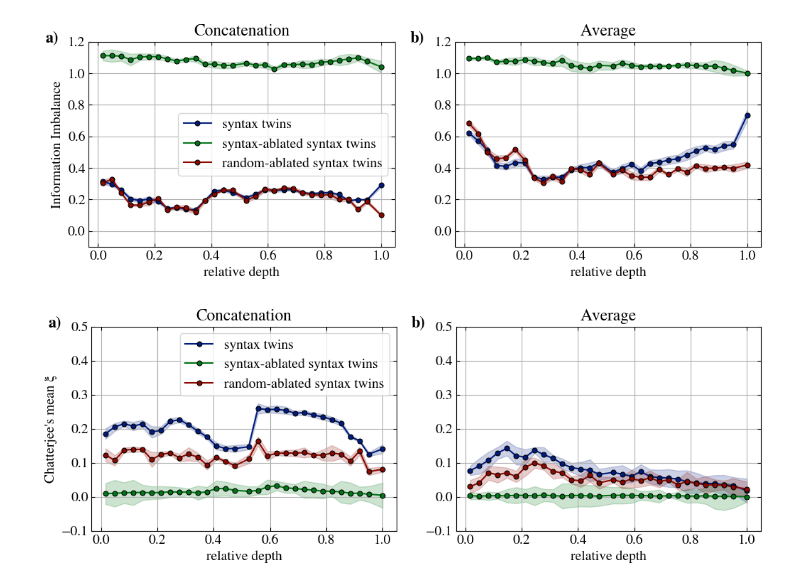
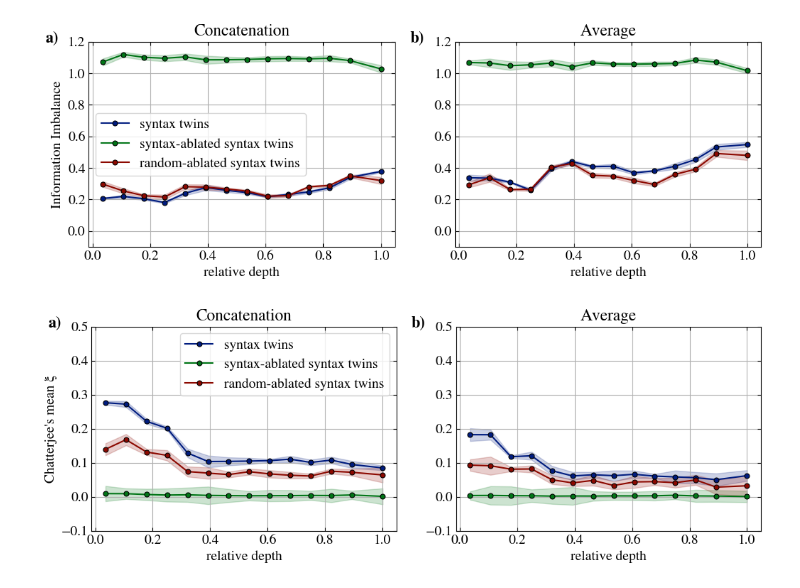
Before and after one commit to acevedo-s/syn-sem, a Jupyter notebook: syntax_similarity.ipynb, the cells around one changed output. Cells and saved outputs as stored; diff of their text form; code cells hidden in the pictures.

```diff
--- a/syntax_similarity.ipynb
+++ b/syntax_similarity.ipynb
@@ -27,9 +27,9 @@ markers = ['p','o','h','^','s','*']
 _linestyles = ['-','--','dotted']
 plot_id = 0
 # %%
-modelA = 'deepseek'
+# modelA = 'deepseek'
 # modelA = 'llama8b'
-# modelA = 'qwen7b'
+modelA = 'qwen7b'
 modelB = modelA
 languages = [
             'english',
@@ -53,20 +53,17 @@ match_vars = ['matching']
 data_var ='syn'
 zero_activations_list = [0]
 center_B_flags = [0,1,-1]
-center_A_flags = [0,1,-1]
+center_A_flags = center_B_flags
 # %%
 precision = 32
 ratio_jackknife = 0.5
 fig,ax = plt.subplots(1,2,figsize=(10.5,4))
 
+min_token_length = 3
+n_tokens = min_token_length
 
 for avg_id,avg_tokens in enumerate(avg_flags):
-  if avg_tokens:
-    min_token_length = -1
-  else:
-    min_token_length = 6
-  n_tokens = min_token_length
-  # avg_id += 1
+
   title = ' '
   label = None
   plot_id = 0
@@ -179,46 +176,43 @@ for avg_id,avg_tokens in enumerate(avg_flags):
   ax[avg_id].set_ylim(-.1,1.2)
 
 
 # Inner legends in both subplots
 for a in ax[:1]:
     handles, labels = [], []
     for line in a.get_lines():
         label = line.get_label()
         if label:
             handles.append(line)
             labels.append(label)
     a.legend(handles, labels, loc='best', fontsize=rcpsize, framealpha=0.8)
 
 
 
 # Add panel labels
 panel_labels = ['a)', 'b)']
 for i, label in enumerate(panel_labels):
     ax[i].text(
         -0.1, 1.05,      # x, y in axis coordinates
         label,
         transform=ax[i].transAxes,  # coordinates relative to the axes
         fontsize=16,
         fontweight='bold',
         va='top',
         ha='right'
     )
 
-os.makedirs('results/figs', exist_ok=True)
-fig.savefig(f'results/figs/syntax_similarity_{modelA}_{removal_method}.pdf', bbox_inches='tight')
+figs_folder = 'results/figs/syntax_similarity'
+os.makedirs(figs_folder, exist_ok=True)
+fig.savefig(f'{figs_folder}/syntax_similarity_{modelA}_{removal_method}_{center_A_flags}.pdf', bbox_inches='tight')
 plt.show()
 # %% [output]
-[figure, old version]
+[figure, new version]
 # %%
 precision = 32
 fig,ax = plt.subplots(1,2,figsize=(10.5,4))
 
 
 for avg_id,avg_tokens in enumerate(avg_flags):
-  if avg_tokens:
-    min_token_length = -1
-  else:
-    min_token_length = 6
   n_tokens = min_token_length
   # avg_id += 1
   title = ' '
@@ -357,8 +351,8 @@ for i, label in enumerate(panel_labels):
     )
 
 
-os.makedirs('results/figs', exist_ok=True)
-fig.savefig(f'results/figs/syntax_similarity_corr_{modelA}_{removal_method}.pdf', bbox_inches='tight')
+os.makedirs(figs_folder, exist_ok=True)
+fig.savefig(f'{figs_folder}/syntax_similarity_corr_{modelA}_{removal_method}.pdf', bbox_inches='tight')
 plt.show()
 # %% [output]
-[figure, old version]
+[figure, new version]
```
Also changed, not shown: 17 other files.
